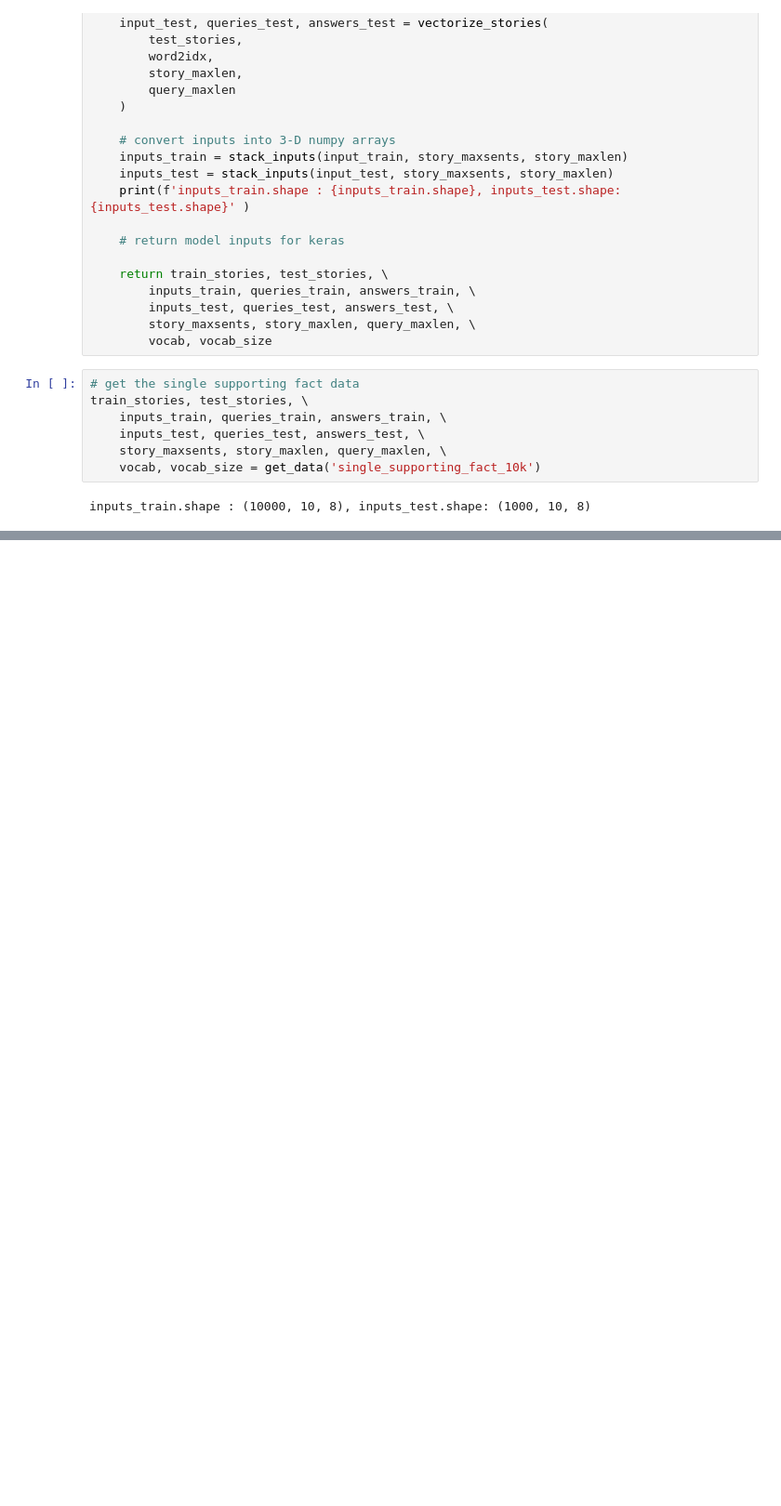
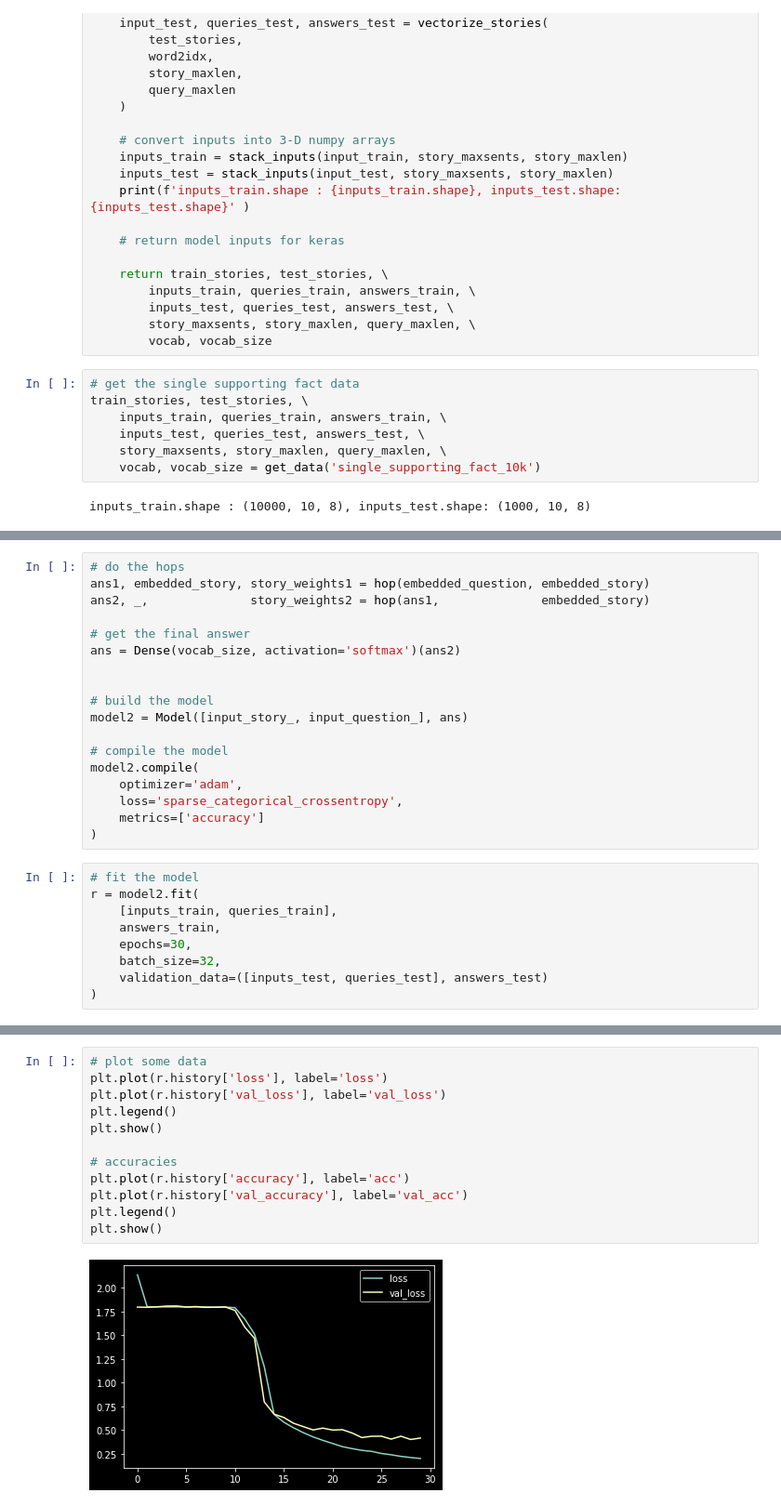
Before and after one commit to Nishant-Pall/DL-Prac, a Jupyter notebook: Memory-Networks/memory_network.ipynb, the cells around one changed output, grey strips where cells are left out. Shown at 93% size. Cells and saved outputs as stored; diff of their text form; blank space fills up the shorter version.

```diff
--- a/Memory-Networks/memory_network.ipynb
+++ b/Memory-Networks/memory_network.ipynb
@@ -203,0 +369,27 @@ inputs_train.shape : (10000, 10, 8), inputs_test.shape: (1000, 10, 8)
+# %%
+# do the hops
+ans1, embedded_story, story_weights1 = hop(embedded_question, embedded_story)
+ans2, _,              story_weights2 = hop(ans1,              embedded_story)
+
+# get the final answer
+ans = Dense(vocab_size, activation='softmax')(ans2)
+
+
+# build the model
+model2 = Model([input_story_, input_question_], ans)
+
+# compile the model
+model2.compile(
+    optimizer='adam',
+    loss='sparse_categorical_crossentropy',
+    metrics=['accuracy']
+)
+# %%
+# fit the model
+r = model2.fit(
+    [inputs_train, queries_train],
+    answers_train,
+    epochs=30,
+    batch_size=32,
+    validation_data=([inputs_test, queries_test], answers_test)
+)
@@ -203,0 +459,14 @@ inputs_train.shape : (10000, 10, 8), inputs_test.shape: (1000, 10, 8)
+# %%
+# plot some data
+plt.plot(r.history['loss'], label='loss')
+plt.plot(r.history['val_loss'], label='val_loss')
+plt.legend()
+plt.show()
+
+# accuracies
+plt.plot(r.history['accuracy'], label='acc')
+plt.plot(r.history['val_accuracy'], label='val_acc')
+plt.legend()
+plt.show()
+# %% [output]
+[figure, added]
```
Also changed, not shown: parts of 18 cells of this notebook.
